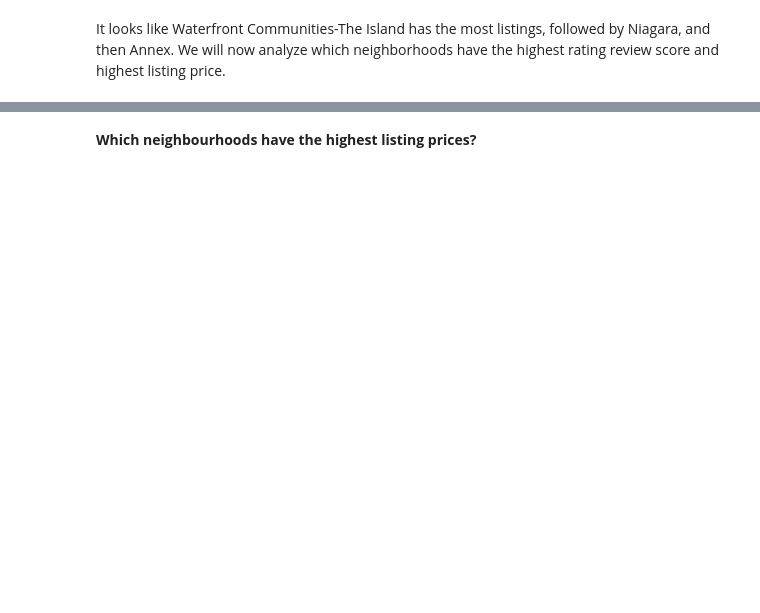
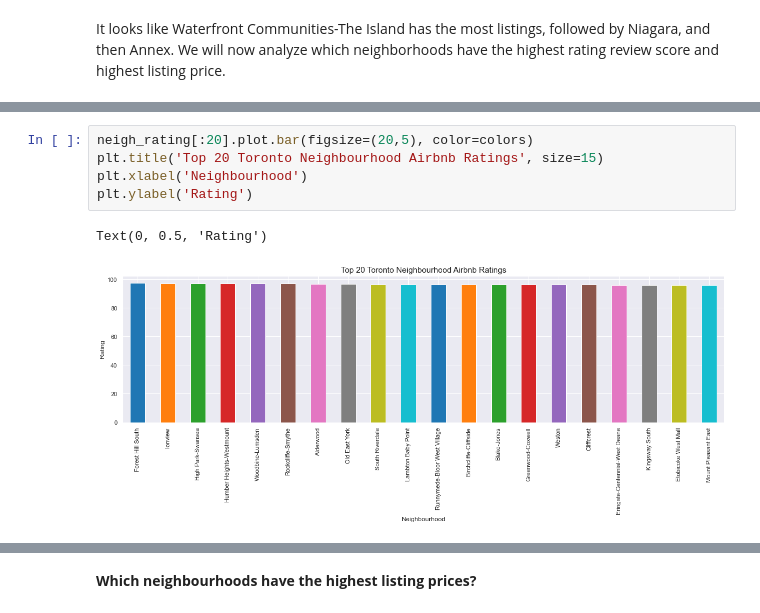
Before and after one commit to peterle93/Toronto-Airbnb-Analysis, a Jupyter notebook: Toronto Airbnb Dataset.ipynb, the cells around one changed output, grey strips where cells are left out. Saved outputs shown, nothing was run; the diff lists cells and outputs as text; blank space fills up the shorter version.

```diff
--- a/Toronto Airbnb Dataset.ipynb
+++ b/Toronto Airbnb Dataset.ipynb
@@ -241,2 +243,10 @@ Text(0, 0.5, 'Rating')
+# %%
+neigh_rating[:20].plot.bar(figsize=(20,5), color=colors)
+plt.title('Top 20 Toronto Neighbourhood Airbnb Ratings', size=15)
+plt.xlabel('Neighbourhood')
+plt.ylabel('Rating')
+# %% [output]
+Text(0, 0.5, 'Rating')
+[figure, added]
 # %% [markdown]
 
```
Also changed, not shown: parts of 74 cells of this notebook.
